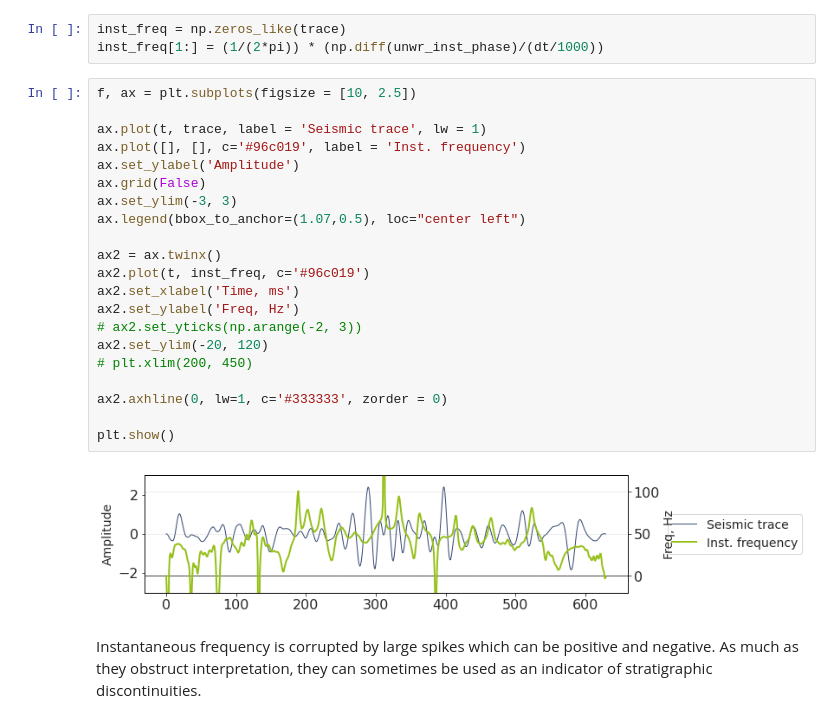
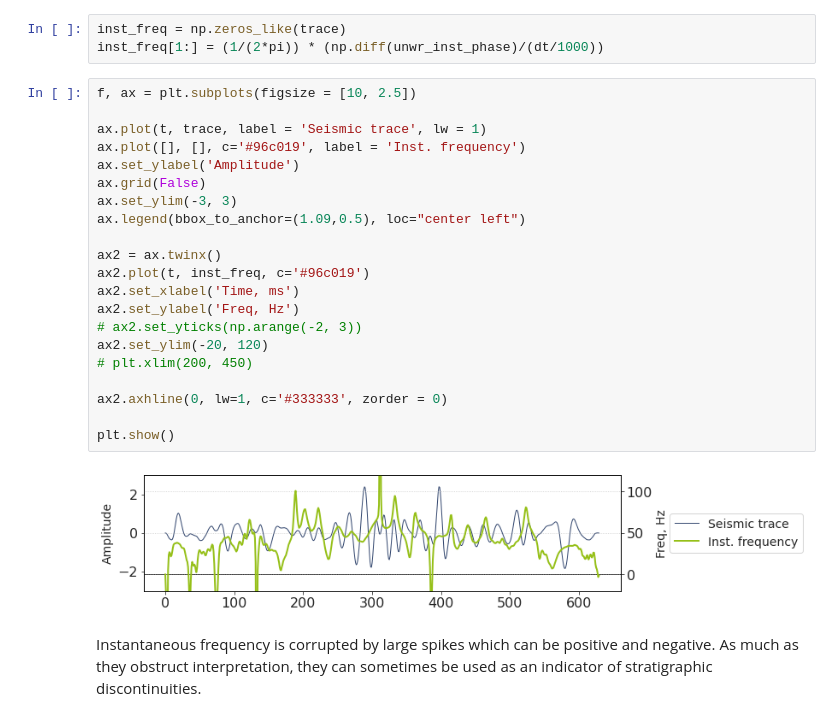
Before and after one commit to antongrin/Seismika, a Jupyter notebook: docs/Chapters/SignalProcessing/Complex_trace_attr.ipynb, the cells around one changed output. Saved outputs shown, nothing was run; the diff lists cells and outputs as text.

```diff
--- a/docs/Chapters/SignalProcessing/Complex_trace_attr.ipynb
+++ b/docs/Chapters/SignalProcessing/Complex_trace_attr.ipynb
@@ -374,26 +375,26 @@ inst_freq[1:] = (1/(2*pi)) * (np.diff(unwr_inst_phase)/(dt/1000))
 # %%
 f, ax = plt.subplots(figsize = [10, 2.5])
 
 ax.plot(t, trace, label = 'Seismic trace', lw = 1)
 ax.plot([], [], c='#96c019', label = 'Inst. frequency')
 ax.set_ylabel('Amplitude')
 ax.grid(False)
 ax.set_ylim(-3, 3)
-ax.legend(bbox_to_anchor=(1.07,0.5), loc="center left")
+ax.legend(bbox_to_anchor=(1.09,0.5), loc="center left")
 
 ax2 = ax.twinx()
 ax2.plot(t, inst_freq, c='#96c019')
 ax2.set_xlabel('Time, ms')
 ax2.set_ylabel('Freq, Hz')
 # ax2.set_yticks(np.arange(-2, 3))
 ax2.set_ylim(-20, 120)
 # plt.xlim(200, 450)
 
 ax2.axhline(0, lw=1, c='#333333', zorder = 0)
 
 plt.show()
 # %% [output]
-[figure, old version]
+[figure, new version]
 # %% [markdown]
 Instantaneous frequency is corrupted by large spikes which can be positive and negative. As much as they obstruct interpretation, they can sometimes be used as an indicator of stratigraphic discontinuities.
 # %% [markdown]
```
Also changed, not shown: parts of 11 cells of this notebook, 4 other files.
